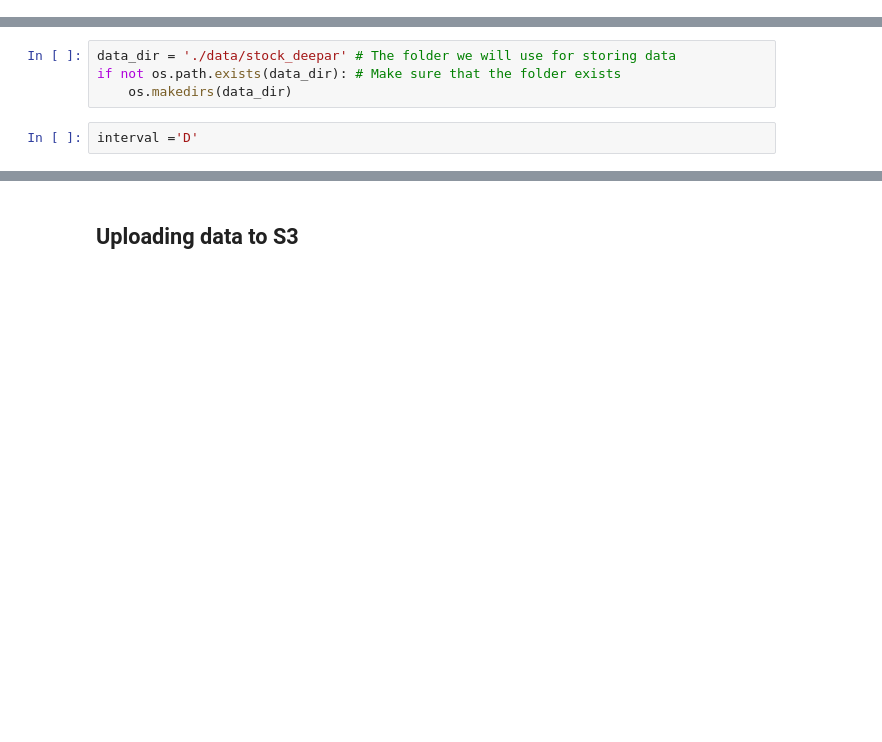
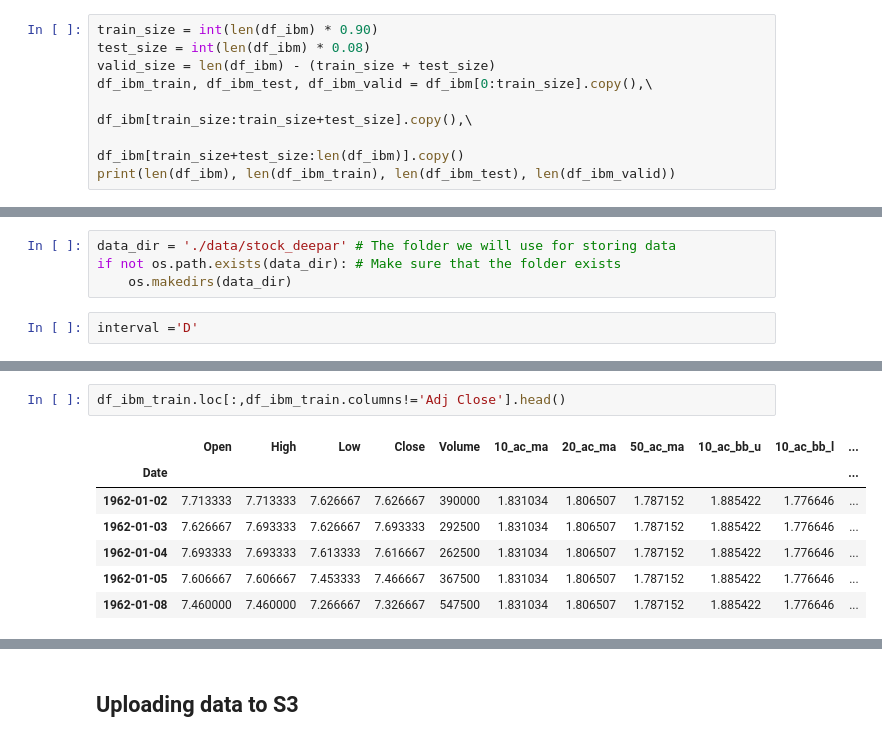
Before and after one commit to alfreedolf/ml-spp, a Jupyter notebook: 3.DeepAR-StockPricesPredictions.ipynb, the cells around one changed output, grey strips where cells are left out. Cells and saved outputs as stored; diff of their text form; blank space fills up the shorter version.

```diff
--- a/3.DeepAR-StockPricesPredictions.ipynb
+++ b/3.DeepAR-StockPricesPredictions.ipynb
@@ -237,0 +246,8 @@ Data must be prepared in order to be processed by DeepAR model:
+# %%
+train_size = int(len(df_ibm) * 0.90)
+test_size = int(len(df_ibm) * 0.08)
+valid_size = len(df_ibm) - (train_size + test_size)
+df_ibm_train, df_ibm_test, df_ibm_valid = df_ibm[0:train_size].copy(),\
+                                            df_ibm[train_size:train_size+test_size].copy(),\
+                                            df_ibm[train_size+test_size:len(df_ibm)].copy()
+print(len(df_ibm), len(df_ibm_train), len(df_ibm_test), len(df_ibm_valid))
@@ -265,0 +355,10 @@ df_googl_test.to_csv(os.path.join(data_dir, 'googl_test.csv'), header=True, inde
+# %%
+df_ibm_train.loc[:,df_ibm_train.columns!='Adj Close'].head()
+# %% [output]
+|  | Open | High | Low | Close | Volume | 10_ac_ma | 20_ac_ma | 50_ac_ma | 10_ac_bb_u | 10_ac_bb_l | ... |
+| Date |  |  |  |  |  |  |  |  |  |  | ... |
+| 1962-01-02 | 7.713333 | 7.713333 | 7.626667 | 7.626667 | 390000 | 1.831034 | 1.806507 | 1.787152 | 1.885422 | 1.776646 | ... |
+| 1962-01-03 | 7.626667 | 7.693333 | 7.626667 | 7.693333 | 292500 | 1.831034 | 1.806507 | 1.787152 | 1.885422 | 1.776646 | ... |
+| 1962-01-04 | 7.693333 | 7.693333 | 7.613333 | 7.616667 | 262500 | 1.831034 | 1.806507 | 1.787152 | 1.885422 | 1.776646 | ... |
+| 1962-01-05 | 7.606667 | 7.606667 | 7.453333 | 7.466667 | 367500 | 1.831034 | 1.806507 | 1.787152 | 1.885422 | 1.776646 | ... |
+| 1962-01-08 | 7.460000 | 7.460000 | 7.266667 | 7.326667 | 547500 | 1.831034 | 1.806507 | 1.787152 | 1.885422 | 1.776646 | ... |
```
Also changed, not shown: parts of 21 cells of this notebook, 15 other files.
